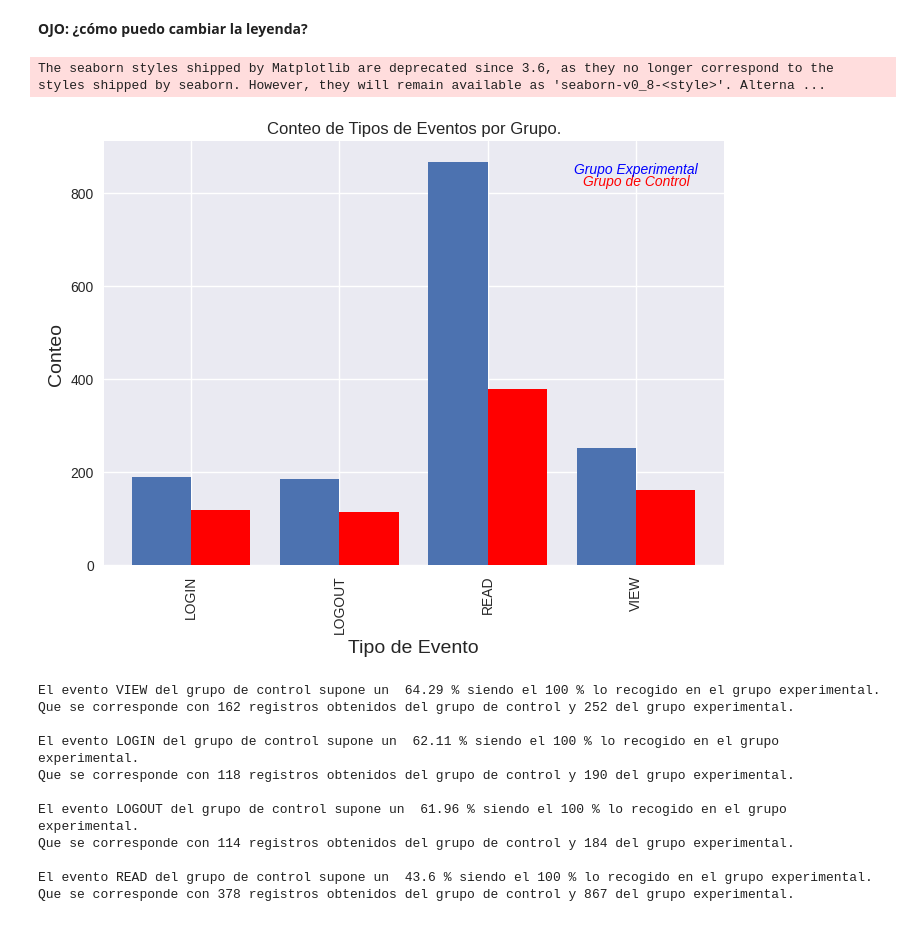
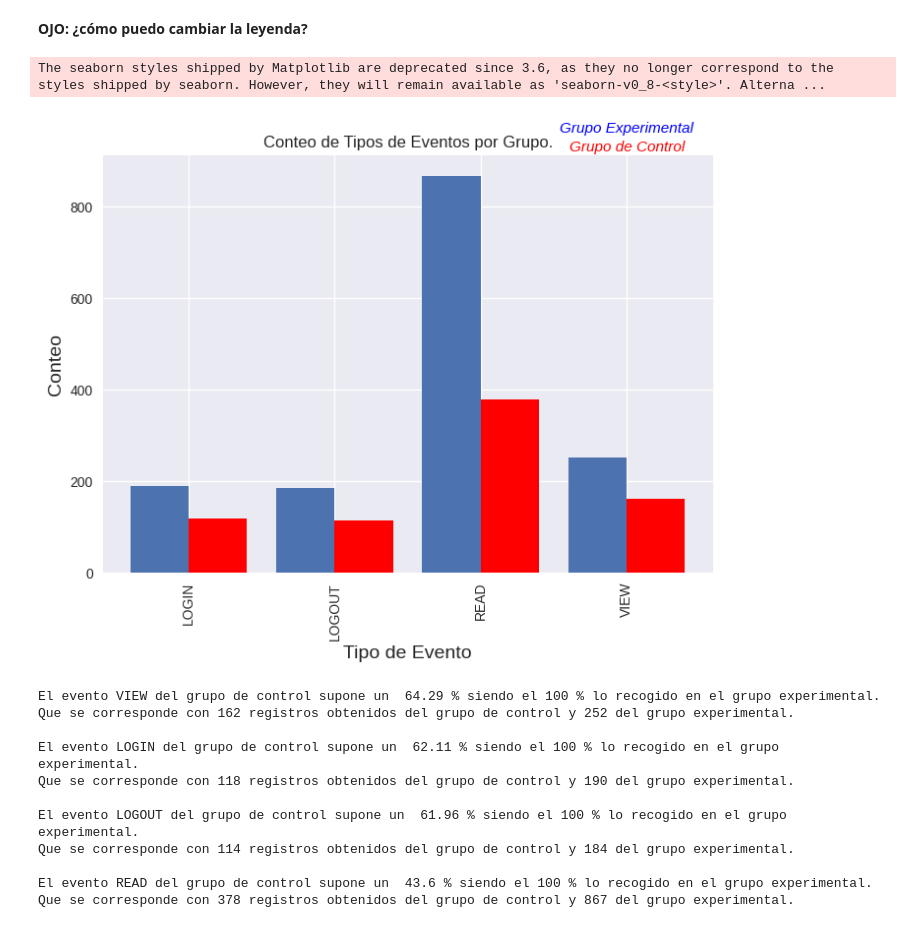
Before and after one commit to Ana-AlonsoCanizares/AA_GRUPO3, a Jupyter notebook: PruebaControl_OCASO.ipynb, the cells around one changed output. Cells and saved outputs as stored; diff of their text form; code cells hidden in the pictures.

```diff
--- a/PruebaControl_OCASO.ipynb
+++ b/PruebaControl_OCASO.ipynb
@@ -165,29 +177,29 @@ dif_eventos_ctrl1_2 = accesos_gr_ctrl1_2.groupby(by=['TIPO EVENTO'], as_index=Fa
 # %%
 plt.style.use('seaborn')
 ax = dif_eventos_exp['USERID'].plot(kind="bar", width=-0.4, rot=0, stacked=True, align='edge')
 dif_eventos_ctrl['USERID'].plot(ax=ax, width=0.4, kind="bar",align='edge', color="red")
 ax.set_xticklabels(dif_eventos_exp['TIPO EVENTO'])
 ax.set_ylabel('Conteo', fontsize = 14)
 ax.set_xlabel('Tipo de Evento', fontsize = 14)
 # ax.legend(title='DataFrame')
 ax.set_title('Conteo de Tipos de Eventos por Grupo.')
-ax.text(3, 825, "Grupo de Control",
-       fontsize = 10,          # Tamaño
+ax.text(3, 930, "Grupo de Control",
+       fontsize = 11,          # Tamaño
        fontstyle = "oblique",  # Estilo
        color = "red",          # Color
        ha = "center", # Alineación horizontal
        va = "center") # Alineación vertical
-ax.text(3, 850, "Grupo Experimental",
-       fontsize = 10,          # Tamaño
+ax.text(3, 970, "Grupo Experimental",
+       fontsize = 11,          # Tamaño
        fontstyle = "oblique",  # Estilo
        color = "blue",          # Color
        ha = "center", # Alineación horizontal
        va = "center") # Alineación vertical
 plt.autoscale(enable=True, axis='x')
 plt.show()
 # %% [output]
 The seaborn styles shipped by Matplotlib are deprecated since 3.6, as they no longer correspond to the styles shipped by seaborn. However, they will remain available as 'seaborn-v0_8-<style>'. Alterna ...
-[figure, old version]
+[figure, new version]
 # %%
 for i in range(len(dif_eventos_exp)):
   porcentaje = round((dif_eventos_ctrl['USERID'].iloc[i-1]*100)/dif_eventos_exp['USERID'].iloc[i-1],2)
```
Also changed, not shown: parts of 38 cells of this notebook.
